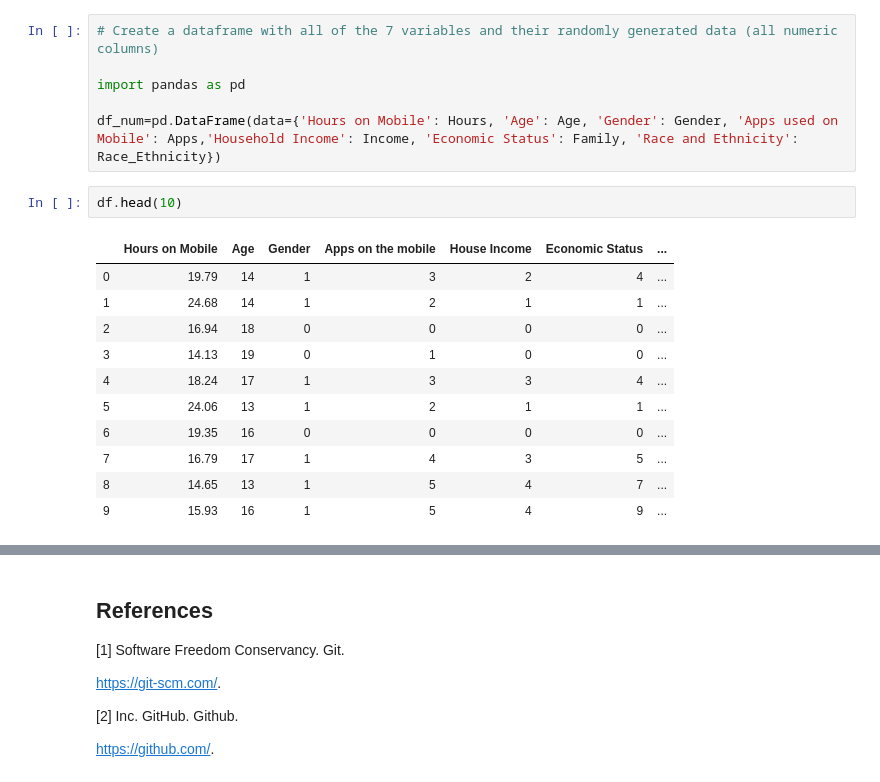
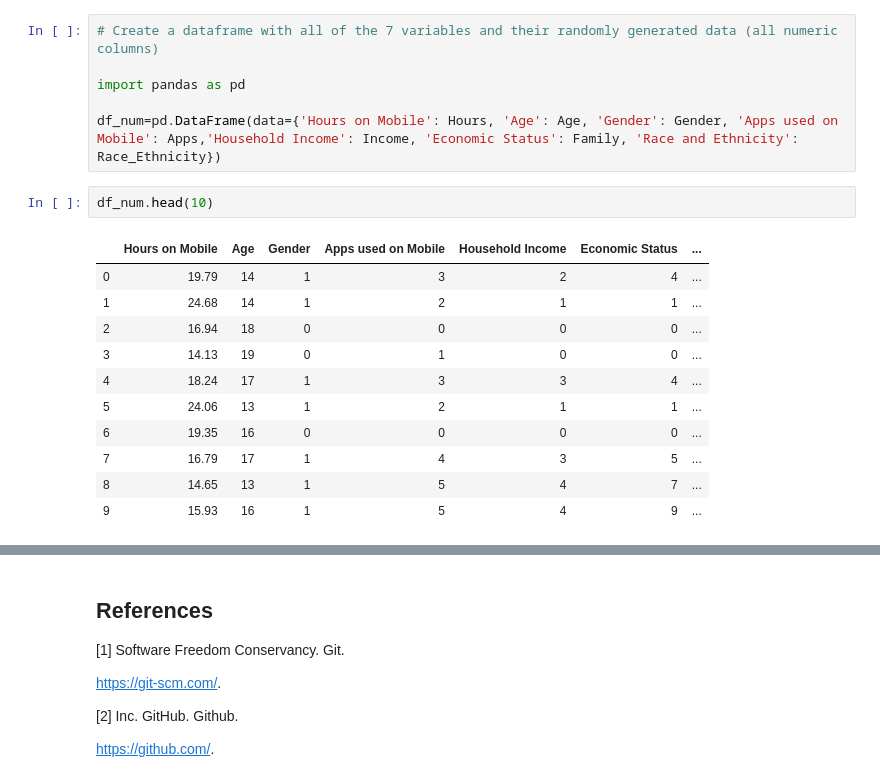
Before and after one commit to HenkT28/Programming_For_Data_Analysis_Project, a Jupyter notebook: Programming_For_Data_Analysis_Project.ipynb, the cells around one changed output, grey strips where cells are left out. Cells and saved outputs as stored; diff of their text form.

Commit message:
Replacing numeric data with strings - dataframe.

```diff
--- a/Programming_For_Data_Analysis_Project.ipynb
+++ b/Programming_For_Data_Analysis_Project.ipynb
@@ -887,9 +887,9 @@ import pandas as pd
 
 df_num=pd.DataFrame(data={'Hours on Mobile': Hours, 'Age': Age, 'Gender': Gender, 'Apps used on Mobile': Apps,'Household Income': Income, 'Economic Status': Family, 'Race and Ethnicity': Race_Ethnicity})
 # %%
-df.head(10)
+df_num.head(10)
 # %% [output]
-|  | Hours on Mobile | Age | Gender | Apps on the mobile | House Income | Economic Status | ... |
+|  | Hours on Mobile | Age | Gender | Apps used on Mobile | Household Income | Economic Status | ... |
 | 0 | 19.79 | 14 | 1 | 3 | 2 | 4 | ... |
 | 1 | 24.68 | 14 | 1 | 2 | 1 | 1 | ... |
 | 2 | 16.94 | 18 | 0 | 0 | 0 | 0 | ... |
```
Also changed, not shown: parts of 4 cells of this notebook.
